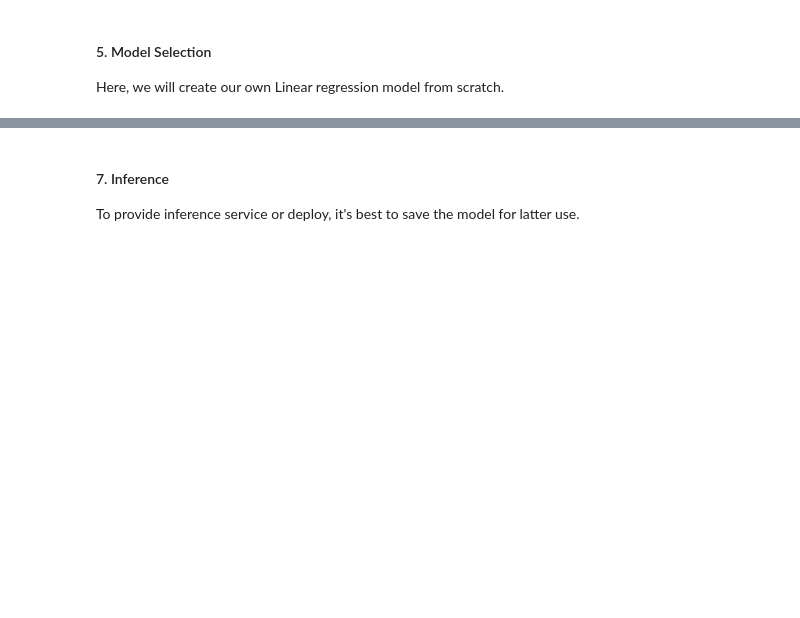
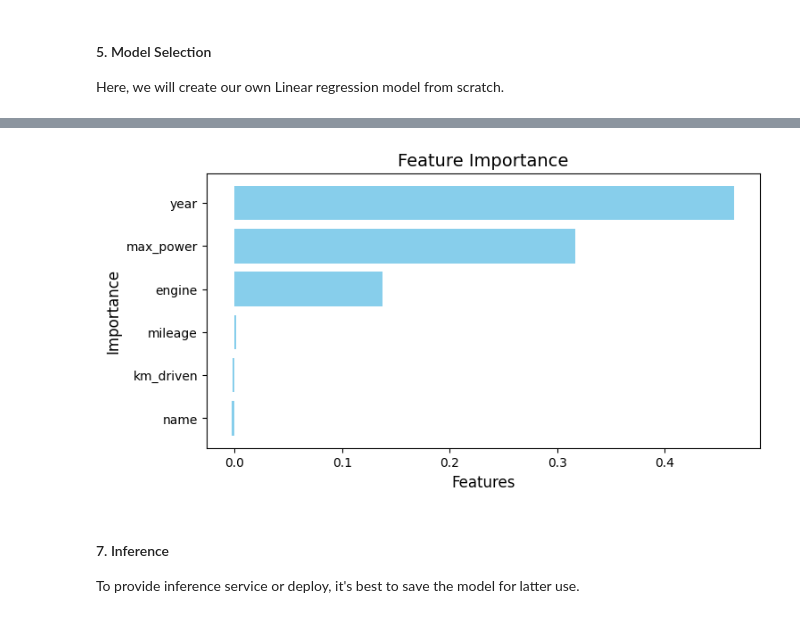
Before and after one commit to puskr99/A3-car-price, a Jupyter notebook: code/car-price-prediction.ipynb, the cells around one changed output, grey strips where cells are left out. Cells and saved outputs as stored; diff of their text form; code cells hidden in the pictures; blank space fills up the shorter version.

```diff
--- a/code/car-price-prediction.ipynb
+++ b/code/car-price-prediction.ipynb
@@ -930,6 +971,10 @@ comp.head()
 # print('best_mse_loss: ', best_params_r2)
 # print('='*130)
 # print('best_param_mse: ', best_params_mse)
+# %%
+model.plot_feature_importance()
+# %% [output]
+[figure, added]
 # %% [markdown]
 #### 7. Inference
 To provide inference service or deploy, it's best to save the model for latter use.
```
Also changed, not shown: parts of 5 cells of this notebook, 1 other file.
